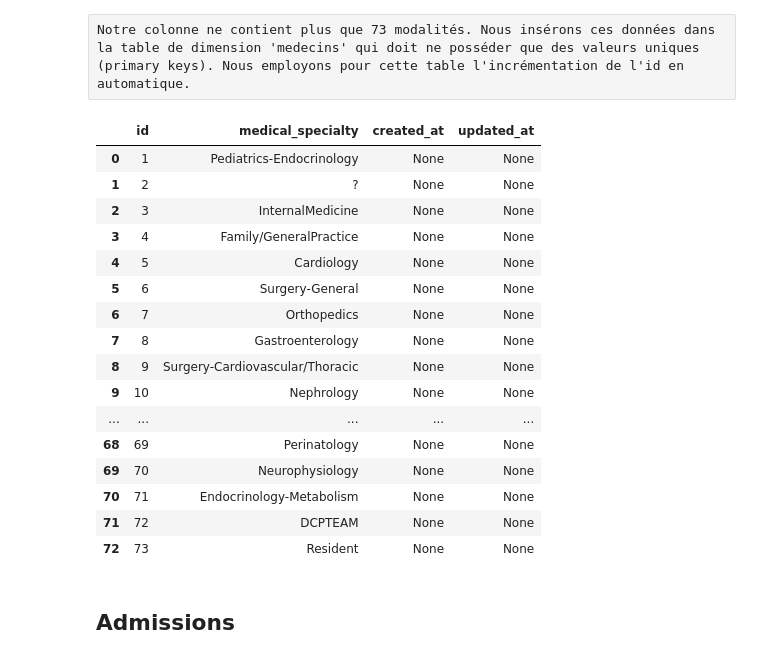
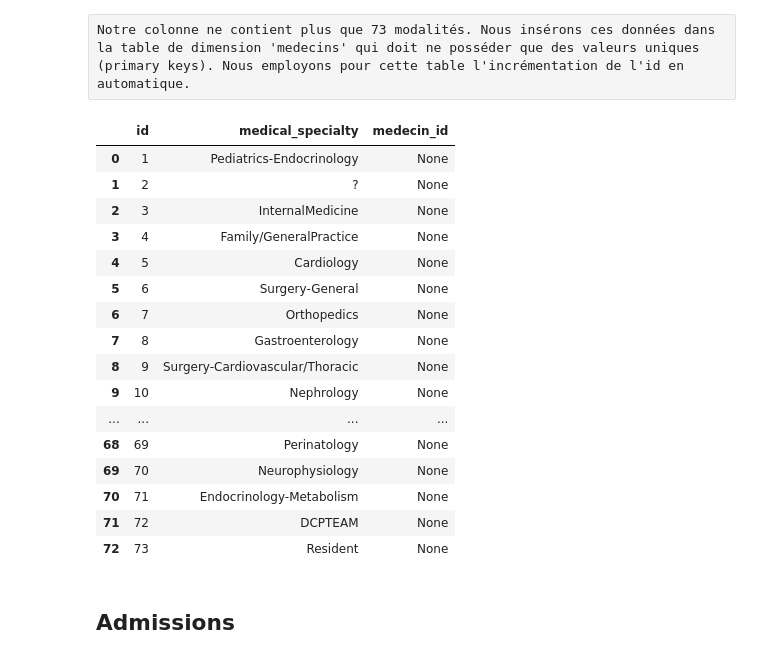
Before and after one commit to Gwendelina/130US_diabete, a Jupyter notebook: Creation BDD/Creation_BDD.ipynb, the cells around one changed output. Drawn from its saved outputs; the diff is of its cells as text; code cells hidden in the pictures.

```diff
--- a/Creation BDD/Creation_BDD.ipynb
+++ b/Creation BDD/Creation_BDD.ipynb
@@ -450,23 +519,23 @@ for index, i in medecins.iterrows():
     curs.execute(sql, columns)
     conn.commit() # sauvegarde des changements car pas d'autocommitted par défault
 # %%
-verif_2 = pd.read_sql_query("SELECT * FROM medecins", conn)
+verif_2 = pd.read_sql_query("SELECT * FROM specialites", conn)
 verif_2
 # %% [output]
-|  | id | medical_specialty | created_at | updated_at |
-| 0 | 1 | Pediatrics-Endocrinology | None | None |
-| 1 | 2 | ? | None | None |
-| 2 | 3 | InternalMedicine | None | None |
-| 3 | 4 | Family/GeneralPractice | None | None |
-| 4 | 5 | Cardiology | None | None |
-| 5 | 6 | Surgery-General | None | None |
-| 6 | 7 | Orthopedics | None | None |
-| 7 | 8 | Gastroenterology | None | None |
-| 8 | 9 | Surgery-Cardiovascular/Thoracic | None | None |
-| 9 | 10 | Nephrology | None | None |
-| ... | ... | ... | ... | ... |
-| 68 | 69 | Perinatology | None | None |
-| 69 | 70 | Neurophysiology | None | None |
-| 70 | 71 | Endocrinology-Metabolism | None | None |
-| 71 | 72 | DCPTEAM | None | None |
-| 72 | 73 | Resident | None | None |
+|  | id | medical_specialty | medecin_id |
+| 0 | 1 | Pediatrics-Endocrinology | None |
+| 1 | 2 | ? | None |
+| 2 | 3 | InternalMedicine | None |
+| 3 | 4 | Family/GeneralPractice | None |
+| 4 | 5 | Cardiology | None |
+| 5 | 6 | Surgery-General | None |
+| 6 | 7 | Orthopedics | None |
+| 7 | 8 | Gastroenterology | None |
+| 8 | 9 | Surgery-Cardiovascular/Thoracic | None |
+| 9 | 10 | Nephrology | None |
+| ... | ... | ... | ... |
+| 68 | 69 | Perinatology | None |
+| 69 | 70 | Neurophysiology | None |
+| 70 | 71 | Endocrinology-Metabolism | None |
+| 71 | 72 | DCPTEAM | None |
+| 72 | 73 | Resident | None |
```
Also changed, not shown: parts of 18 cells of this notebook, 1 other file.
